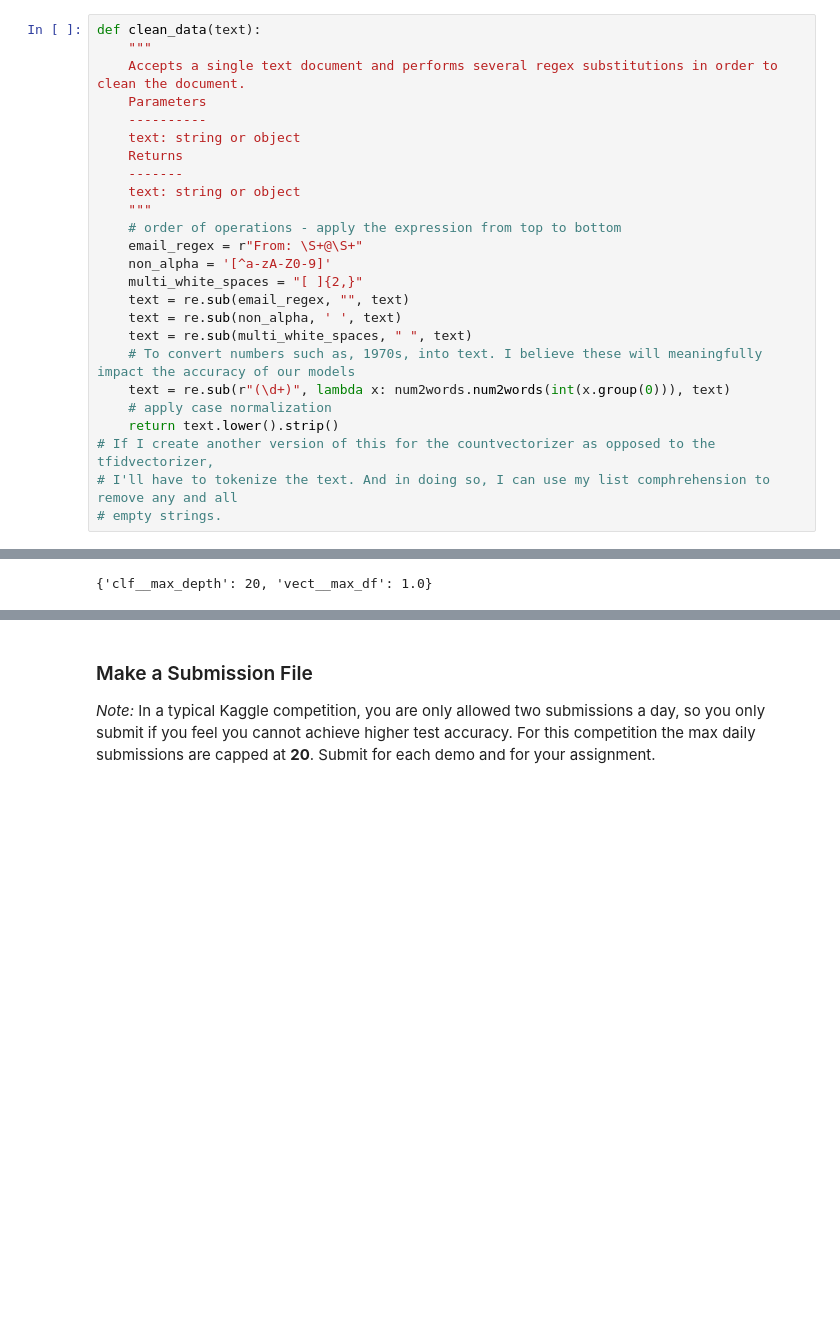
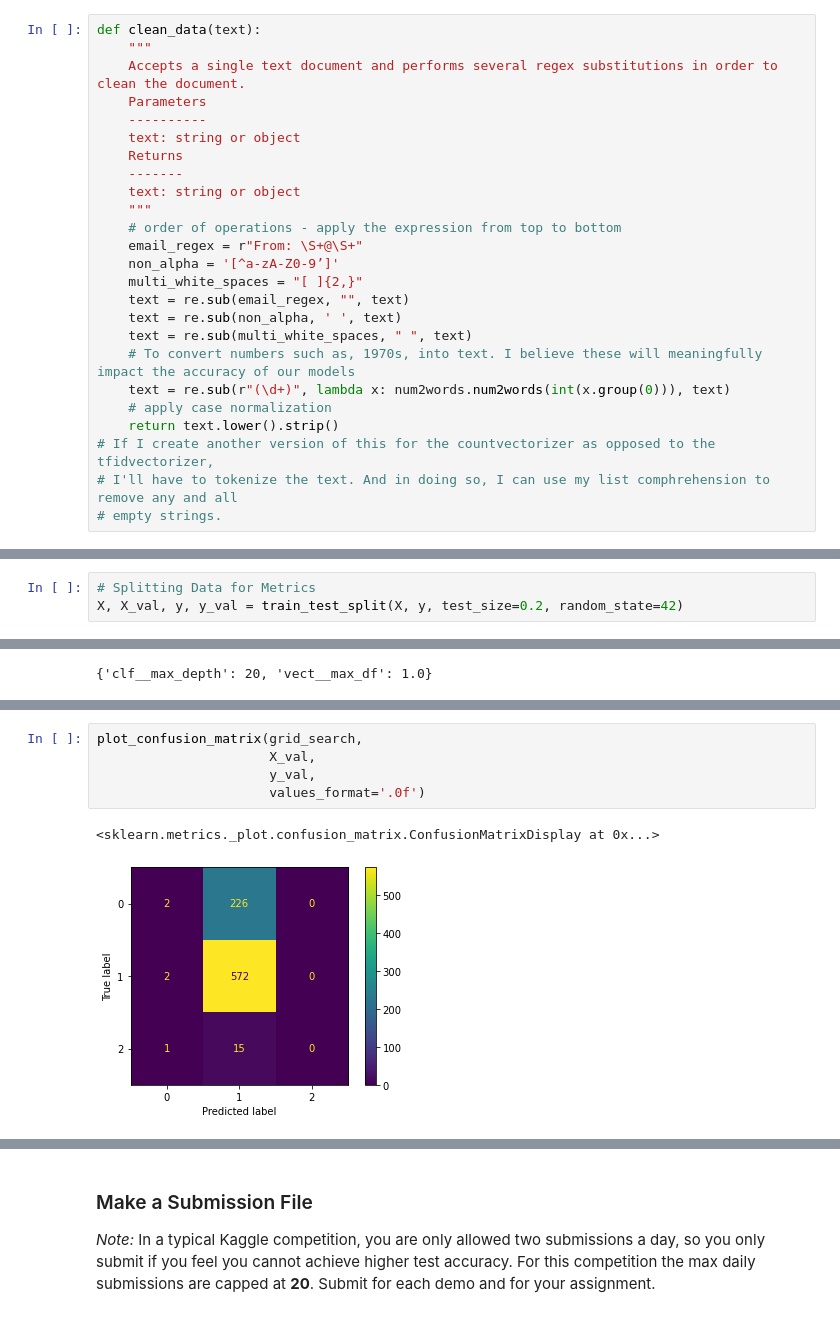
Before and after one commit to JAaron93/DS-Unit-4-Sprint-1-NLP, a Jupyter notebook: module3-document-classification/LS_DS_413_Document_Classification_Assignment.ipynb, the cells around one changed output, grey strips where cells are left out. Saved outputs shown, nothing was run; the diff lists cells and outputs as text; blank space fills up the shorter version.

```diff
--- a/module3-document-classification/LS_DS_413_Document_Classification_Assignment.ipynb
+++ b/module3-document-classification/LS_DS_413_Document_Classification_Assignment.ipynb
@@ -136,7 +125,7 @@ def clean_data(text):
     """
     # order of operations - apply the expression from top to bottom
     email_regex = r"From: \S+@\S+"
-    non_alpha = '[^a-zA-Z0-9]'
+    non_alpha = '[^a-zA-Z0-9’]'
     multi_white_spaces = "[ ]{2,}"
     text = re.sub(email_regex, "", text)
     text = re.sub(non_alpha, ' ', text)
@@ -157,0 +158,3 @@ X = X.parallel_apply(clean_data)
+# %%
+# Splitting Data for Metrics
+X, X_val, y, y_val = train_test_split(X, y, test_size=0.2, random_state=42)
@@ -214,0 +270,8 @@ grid_search.best_score_
+# %%
+plot_confusion_matrix(grid_search,
+                      X_val,
+                      y_val,
+                      values_format='.0f')
+# %% [output]
+<sklearn.metrics._plot.confusion_matrix.ConfusionMatrixDisplay at 0x...>
+[figure, added]
```
Also changed, not shown: parts of 38 cells of this notebook, 3 other files.
